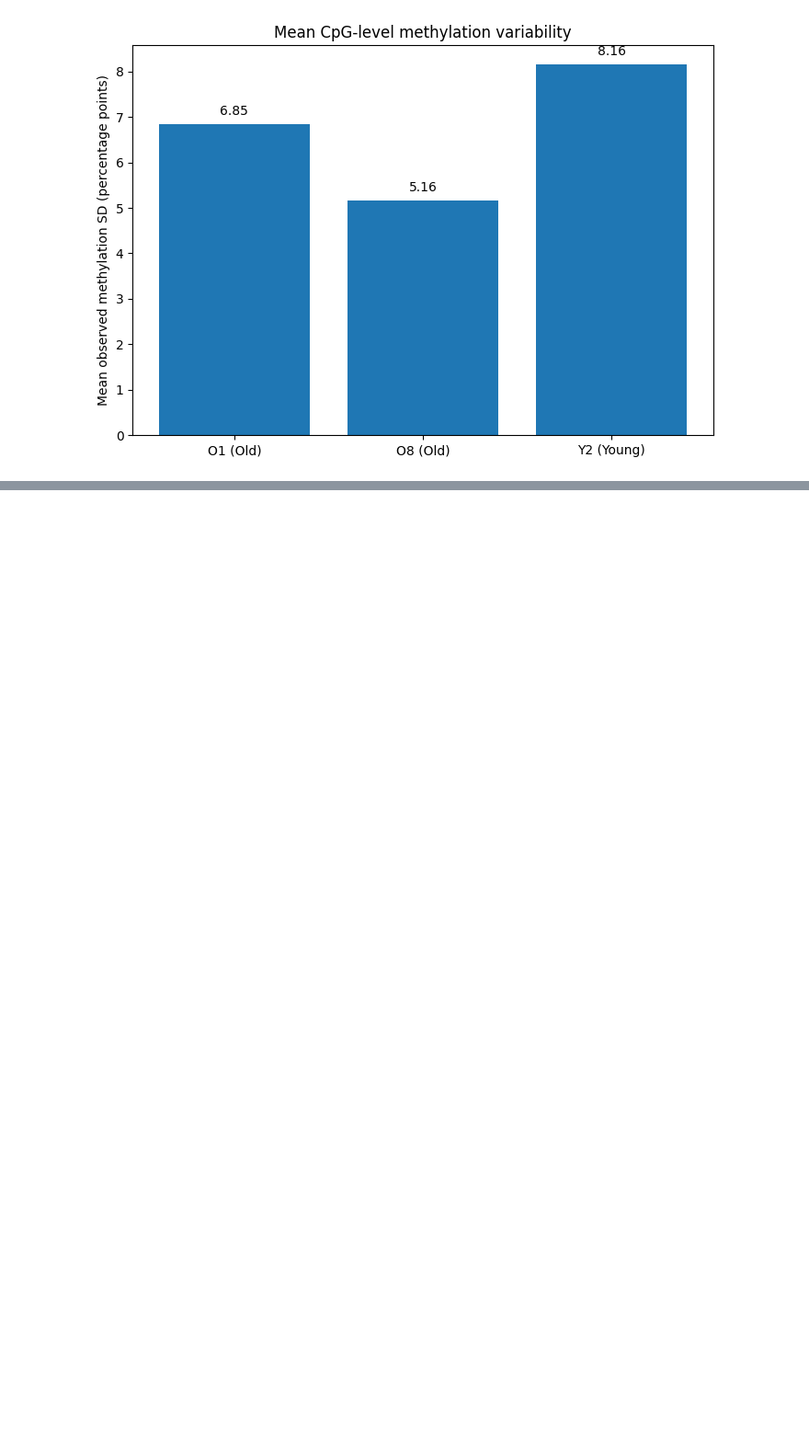
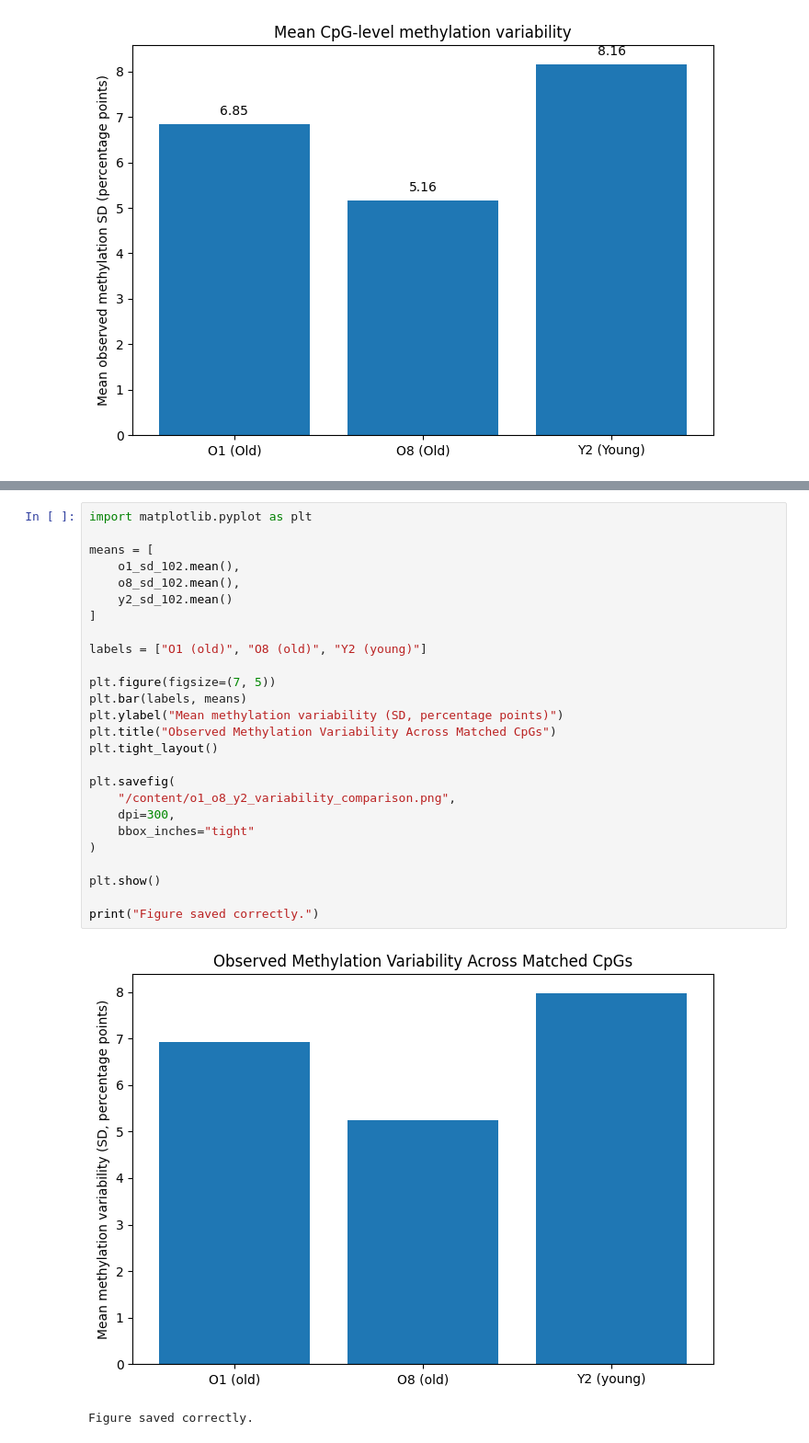
Before and after one commit to jennicamarylyngdoh-ux/sc-epigenetic-drift, a Jupyter notebook: sc_epigenetic_drift.ipynb, the cells around one changed output, grey strips where cells are left out. Shown at 92% size. Drawn from its saved outputs; the diff is of its cells as text; blank space fills up the shorter version.

```diff
--- a/sc_epigenetic_drift.ipynb
+++ b/sc_epigenetic_drift.ipynb
@@ -2430,0 +3422,29 @@ plt.show()
+# %%
+import matplotlib.pyplot as plt
+
+means = [
+    o1_sd_102.mean(),
+    o8_sd_102.mean(),
+    y2_sd_102.mean()
+]
+
+labels = ["O1 (old)", "O8 (old)", "Y2 (young)"]
+
+plt.figure(figsize=(7, 5))
+plt.bar(labels, means)
+plt.ylabel("Mean methylation variability (SD, percentage points)")
+plt.title("Observed Methylation Variability Across Matched CpGs")
+plt.tight_layout()
+
+plt.savefig(
+    "/content/o1_o8_y2_variability_comparison.png",
+    dpi=300,
+    bbox_inches="tight"
+)
+
+plt.show()
+
+print("Figure saved correctly.")
+# %% [output]
+[figure, added]
+Figure saved correctly.
```
Also changed, not shown: parts of 49 cells of this notebook.
